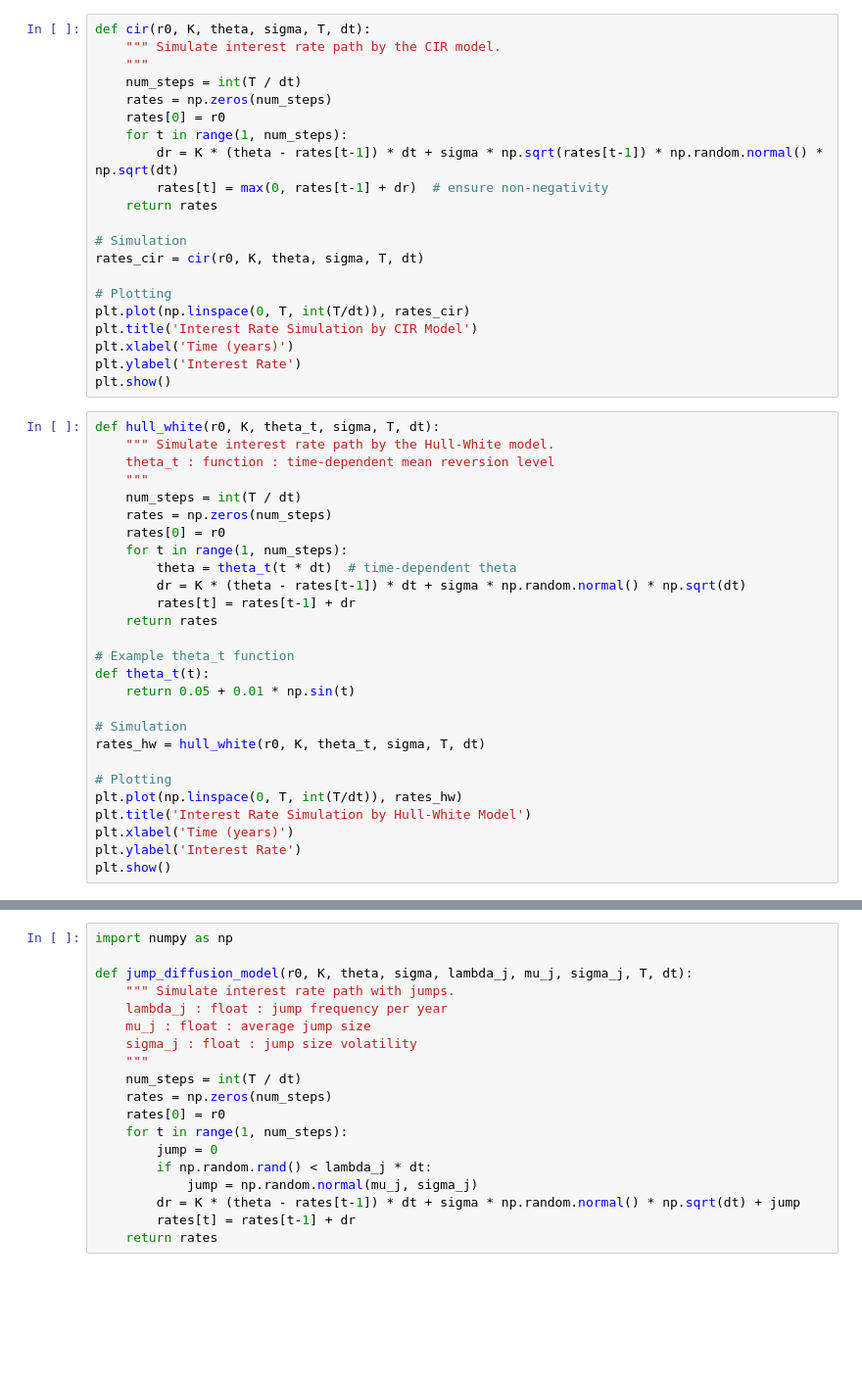
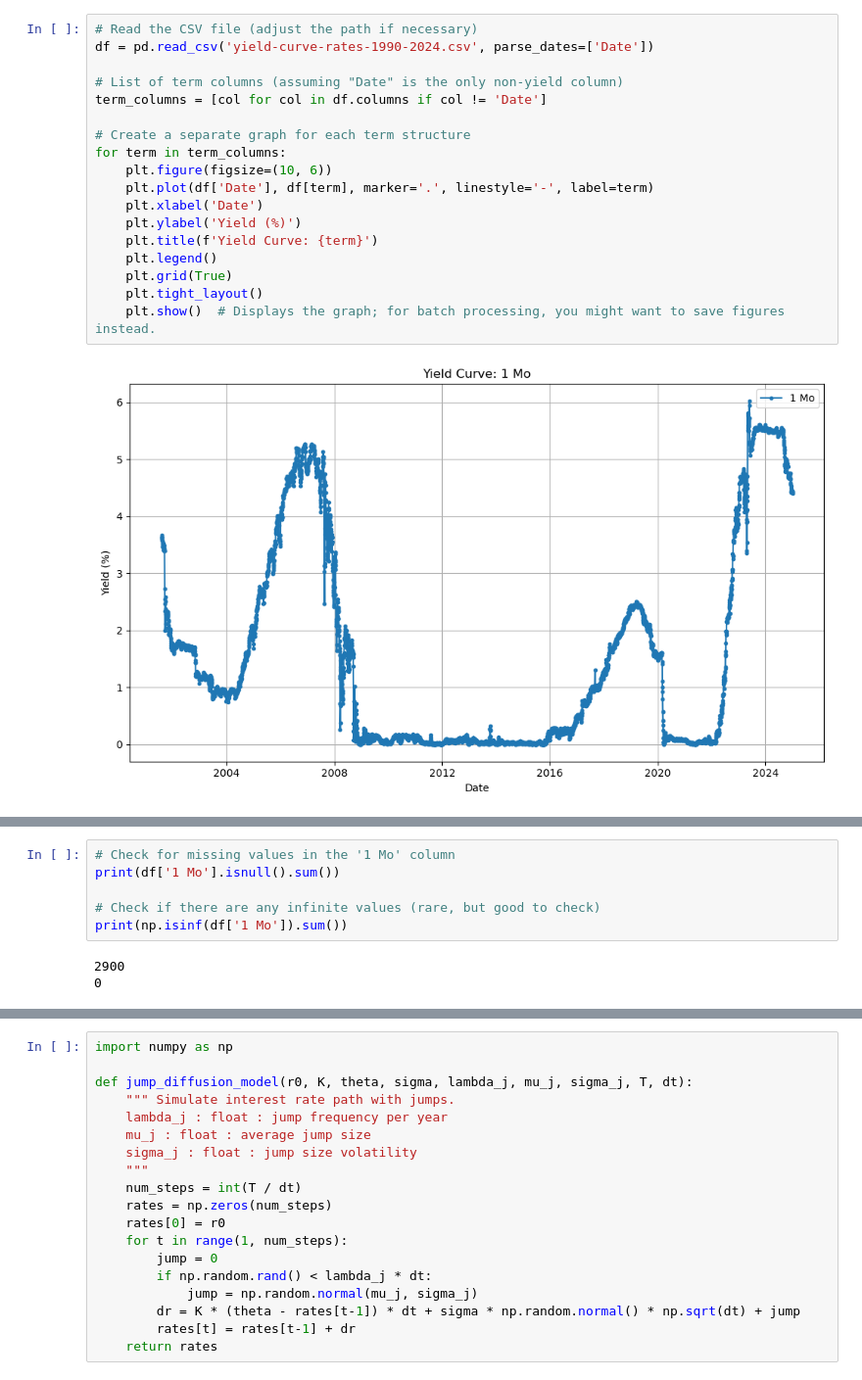
Before and after one commit to GuardsGuards/Bond-Tool-and-Interest-Rate-Estimator, a Jupyter notebook: Capital Markets & Risk/Jupyter.ipynb, the cells around one changed output, grey strips where cells are left out. Shown at 98% size. Cells and saved outputs as stored; diff of their text form; blank space fills up the shorter version.

```diff
--- a/Capital Markets & Risk/Jupyter.ipynb
+++ b/Capital Markets & Risk/Jupyter.ipynb
@@ -40,48 +10,20 @@ plt.show()
-# %%
-def cir(r0, K, theta, sigma, T, dt):
-    """ Simulate interest rate path by the CIR model.
-    """
-    num_steps = int(T / dt)
-    rates = np.zeros(num_steps)
-    rates[0] = r0
-    for t in range(1, num_steps):
-        dr = K * (theta - rates[t-1]) * dt + sigma * np.sqrt(rates[t-1]) * np.random.normal() * np.sqrt(dt)
-        rates[t] = max(0, rates[t-1] + dr)  # ensure non-negativity
-    return rates
-
-# Simulation
-rates_cir = cir(r0, K, theta, sigma, T, dt)
-
-# Plotting
-plt.plot(np.linspace(0, T, int(T/dt)), rates_cir)
-plt.title('Interest Rate Simulation by CIR Model')
-plt.xlabel('Time (years)')
-plt.ylabel('Interest Rate')
-plt.show()
-# %%
-def hull_white(r0, K, theta_t, sigma, T, dt):
-    """ Simulate interest rate path by the Hull-White model.
-    theta_t : function : time-dependent mean reversion level
-    """
-    num_steps = int(T / dt)
-    rates = np.zeros(num_steps)
-    rates[0] = r0
-    for t in range(1, num_steps):
-        theta = theta_t(t * dt)  # time-dependent theta
-        dr = K * (theta - rates[t-1]) * dt + sigma * np.random.normal() * np.sqrt(dt)
-        rates[t] = rates[t-1] + dr
-    return rates
-
-# Example theta_t function
-def theta_t(t):
-    return 0.05 + 0.01 * np.sin(t)
-
-# Simulation
-rates_hw = hull_white(r0, K, theta_t, sigma, T, dt)
-
-# Plotting
-plt.plot(np.linspace(0, T, int(T/dt)), rates_hw)
-plt.title('Interest Rate Simulation by Hull-White Model')
-plt.xlabel('Time (years)')
-plt.ylabel('Interest Rate')
-plt.show()
+# %%
+# Read the CSV file (adjust the path if necessary)
+df = pd.read_csv('yield-curve-rates-1990-2024.csv', parse_dates=['Date'])
+
+# List of term columns (assuming "Date" is the only non-yield column)
+term_columns = [col for col in df.columns if col != 'Date']
+
+# Create a separate graph for each term structure
+for term in term_columns:
+    plt.figure(figsize=(10, 6))
+    plt.plot(df['Date'], df[term], marker='.', linestyle='-', label=term)
+    plt.xlabel('Date')
+    plt.ylabel('Yield (%)')
+    plt.title(f'Yield Curve: {term}')
+    plt.legend()
+    plt.grid(True)
+    plt.tight_layout()
+    plt.show()  # Displays the graph; for batch processing, you might want to save figures instead.
+# %% [output]
+[figure, added]
@@ -87,0 +42,9 @@ plt.show()
+# %%
+# Check for missing values in the '1 Mo' column
+print(df['1 Mo'].isnull().sum())
+
+# Check if there are any infinite values (rare, but good to check)
+print(np.isinf(df['1 Mo']).sum())
+# %% [output]
+2900
+0
```
Also changed, not shown: parts of 24 cells of this notebook.
